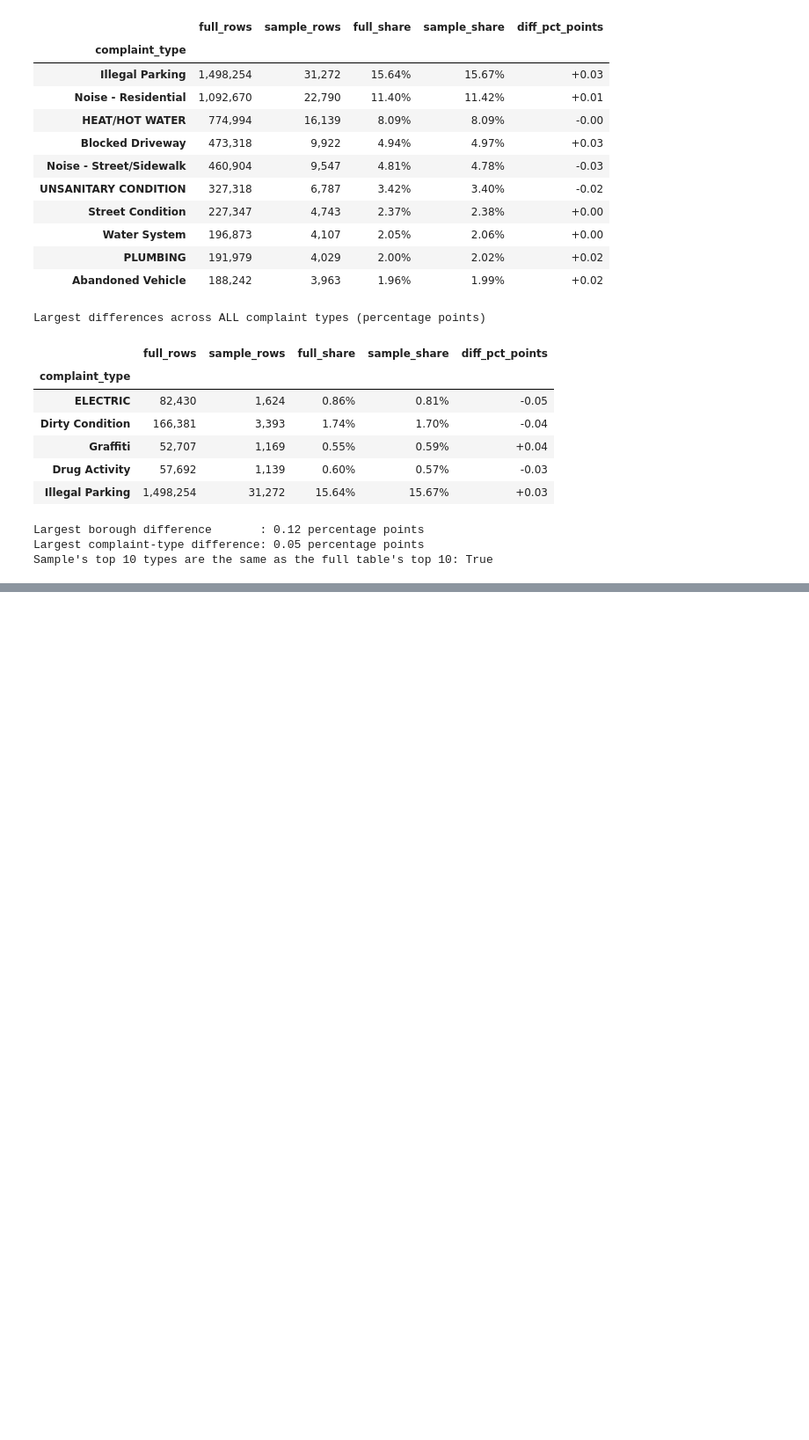
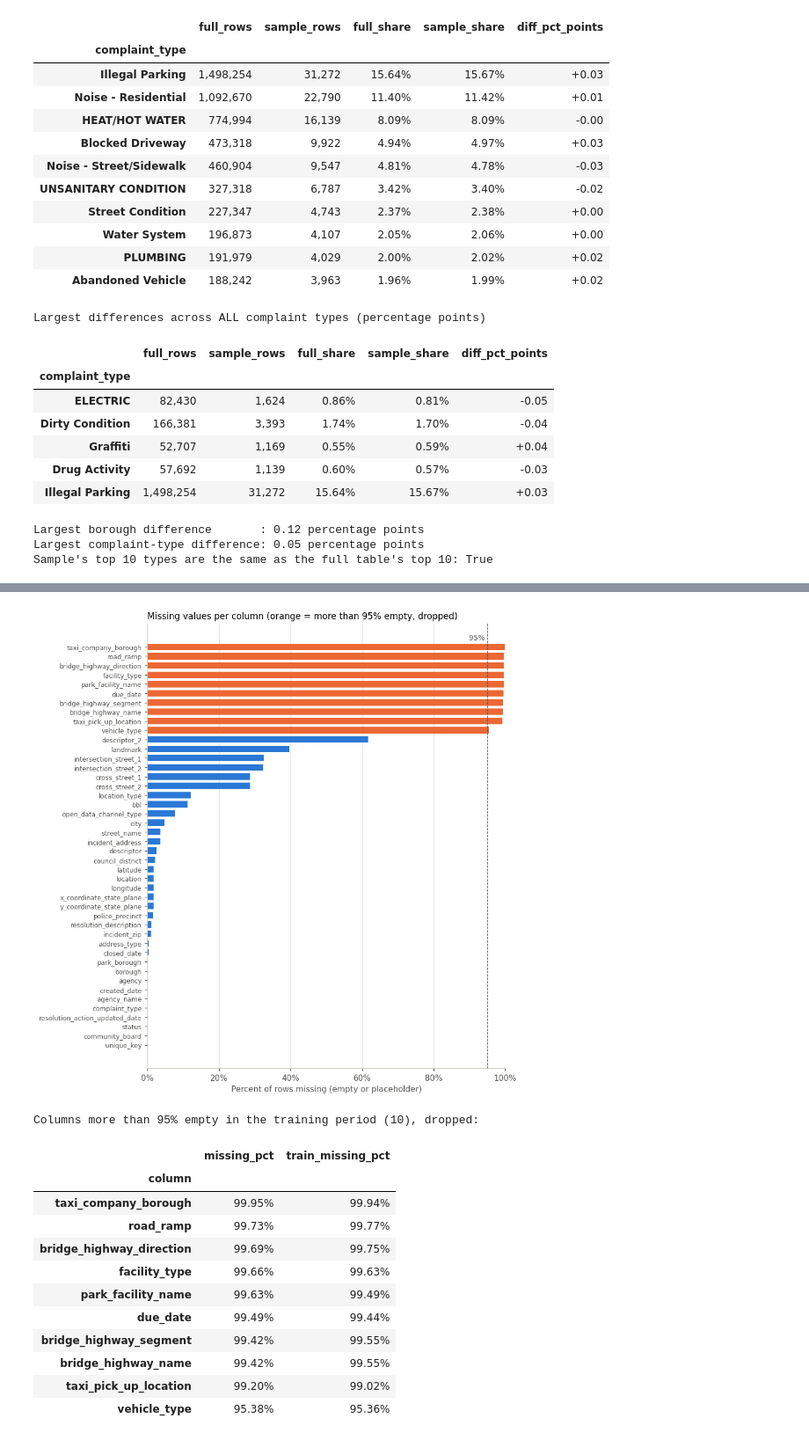
Before and after one commit to LyHenglong/CLD375-CivicAI, a Jupyter notebook: notebooks/01_data_cleaning_eda.ipynb, the cells around one changed output, grey strips where cells are left out. Shown at 88% size. Cells and saved outputs as stored; diff of their text form; code cells hidden in the pictures; blank space fills up the shorter version.

```diff
--- a/notebooks/01_data_cleaning_eda.ipynb
+++ b/notebooks/01_data_cleaning_eda.ipynb
@@ -391,0 +406,18 @@ Sample's top 10 types are the same as the full table's top 10: True
+# %%
+import json
+import preprocessing as pp     # src/preprocessing.py (the folder was added to the path in 1.7)
+
+ORANGE = "#eb6834"             # used to mark "problem" or "dropped" in charts
+cleaning_log = []              # one row per issue; saved as reports/cleaning_log.csv at the end
+
+def log(issue, check, rows_affected, action):
+    cleaning_log.append({"issue": issue, "check": check,
+                         "rows_affected": int(rows_affected), "action": action})
+
+# Training period of the raw rows (used for every decision that is learned from data)
+usable = pp.drop_unusable_rows(pp.add_target(pp.convert_dates(raw)))
+usable = usable.sort_values(["created_date", "unique_key"]).reset_index(drop=True)
+raw_train = pp.training_period(usable)
+print(f"Raw rows: {len(raw):,}")
+print(f"Rows with a valid target: {len(usable):,}")
+print(f"Training period: {len(raw_train):,} rows, {raw_train['created_date'].min()} to {raw_train['created_date'].max()}")
@@ -391,0 +609,5 @@ Sample's top 10 types are the same as the full table's top 10: True
+# %%
+missing_all = pp.missing_table(raw)
+missing_train = pp.missing_table(raw_train[raw.columns])
+missing = missing_all.assign(train_missing_pct=missing_train["missing_pct"])
+display(missing.style.format("{:.2f}%"))
@@ -391,0 +633,34 @@ Sample's top 10 types are the same as the full table's top 10: True
+# %%
+too_empty = missing.index[missing["train_missing_pct"] > pp.MAX_MISSING_SHARE * 100].tolist()
+
+plot = missing["missing_pct"].sort_values()
+fig, ax = plt.subplots(figsize=(8, 10))
+ax.barh(plot.index, plot.values, color=[ORANGE if c in too_empty else BLUE for c in plot.index], height=0.7)
+ax.axvline(95, color=INK, linewidth=0.8, linestyle="--")
+ax.text(95, len(plot) - 0.4, "95% ", color=INK, fontsize=9, ha="right", va="bottom")
+ax.set_xlim(0, 100)
+ax.xaxis.set_major_formatter(lambda v, _: f"{v:.0f}%")
+ax.set_xlabel("Percent of rows missing (empty or placeholder)")
+ax.set_title("Missing values per column (orange = more than 95% empty, dropped)", loc="left", fontsize=11)
+ax.grid(axis="y", visible=False)
+ax.tick_params(axis="y", labelsize=8)
+fig.savefig(FIG_DIR / "02_missing_by_column.png")
+plt.show()
+
+print(f"Columns more than 95% empty in the training period ({len(too_empty)}), dropped:")
+display(missing.loc[too_empty, ["missing_pct", "train_missing_pct"]].style.format("{:.2f}%"))
+# %% [output]
+[figure, added]
+Columns more than 95% empty in the training period (10), dropped:
+|  | missing_pct | train_missing_pct |
+| column |  |  |
+| taxi_company_borough | 99.95% | 99.94% |
+| road_ramp | 99.73% | 99.77% |
+| bridge_highway_direction | 99.69% | 99.75% |
+| facility_type | 99.66% | 99.63% |
+| park_facility_name | 99.63% | 99.49% |
+| due_date | 99.49% | 99.44% |
+| bridge_highway_segment | 99.42% | 99.55% |
+| bridge_highway_name | 99.42% | 99.55% |
+| taxi_pick_up_location | 99.20% | 99.02% |
+| vehicle_type | 95.38% | 95.36% |
```
Also changed, not shown: parts of 58 cells of this notebook, 16 other files.
